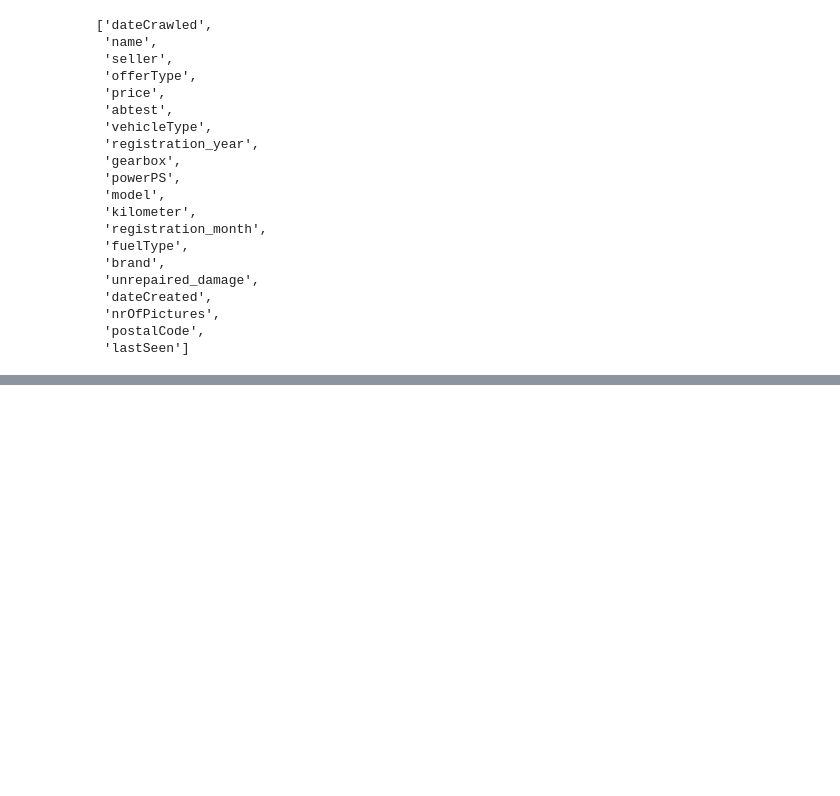
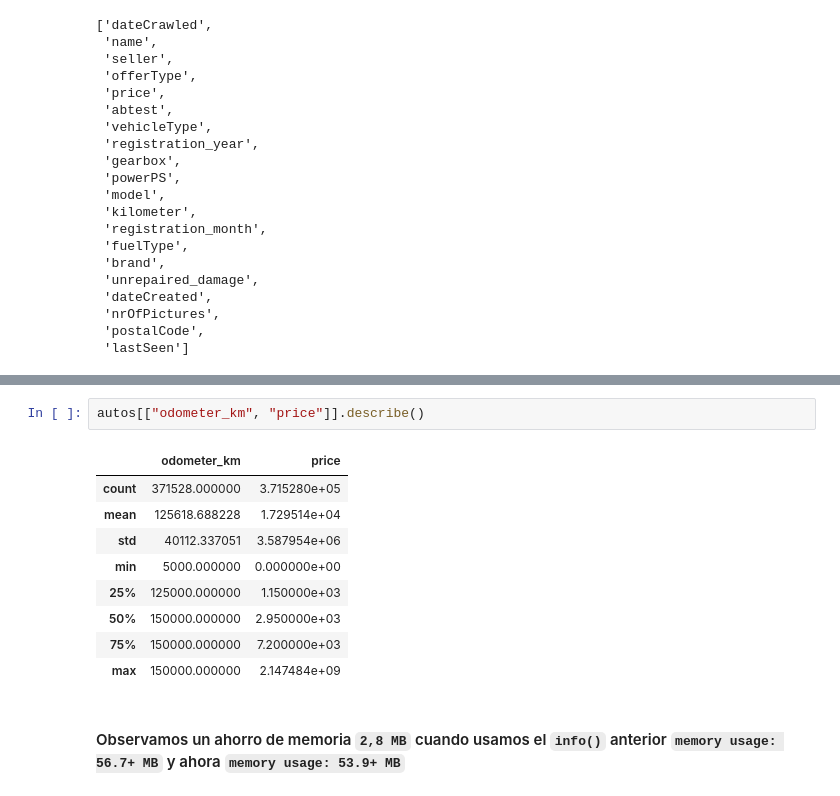
Before and after one commit to OSTINIA/tarea2_sw_ds, a Jupyter notebook: tarea_2_sw_ds.ipynb, the cells around one changed output, grey strips where cells are left out. Saved outputs shown, nothing was run; the diff lists cells and outputs as text; blank space fills up the shorter version.

```diff
--- a/tarea_2_sw_ds.ipynb
+++ b/tarea_2_sw_ds.ipynb
@@ -300,0 +338,14 @@ Continuemos explorando los datos, específicamente buscando datos que no se vean
+# %%
+autos[["odometer_km", "price"]].describe()
+# %% [output]
+|  | odometer_km | price |
+| count | 371528.000000 | 3.715280e+05 |
+| mean | 125618.688228 | 1.729514e+04 |
+| std | 40112.337051 | 3.587954e+06 |
+| min | 5000.000000 | 0.000000e+00 |
+| 25% | 125000.000000 | 1.150000e+03 |
+| 50% | 150000.000000 | 2.950000e+03 |
+| 75% | 150000.000000 | 7.200000e+03 |
+| max | 150000.000000 | 2.147484e+09 |
+# %% [markdown]
+#### Observamos un ahorro de memoria `2,8 MB` cuando usamos el `info()` anterior `memory usage: 56.7+ MB` y ahora `memory usage: 53.9+ MB`
```
Also changed, not shown: parts of 37 cells of this notebook.
